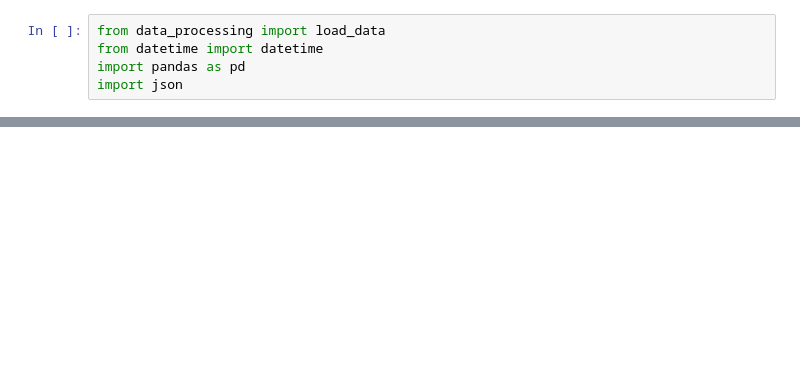
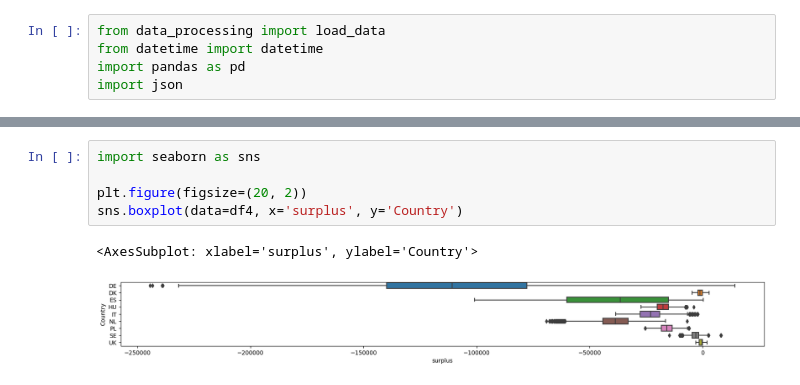
Before and after one commit to plarrip/hackathon_schneider, a Jupyter notebook: src/data_processing_2.ipynb, the cells around one changed output, grey strips where cells are left out. Cells and saved outputs as stored; diff of their text form; blank space fills up the shorter version.

```diff
--- a/src/data_processing_2.ipynb
+++ b/src/data_processing_2.ipynb
@@ -73,0 +115,8 @@ dfQuantity.info()
+# %%
+import seaborn as sns
+
+plt.figure(figsize=(20, 2))
+sns.boxplot(data=df4, x='surplus', y='Country')
+# %% [output]
+<AxesSubplot: xlabel='surplus', ylabel='Country'>
+[figure, added]
```
Also changed, not shown: parts of 4 cells of this notebook, 3 other files.
